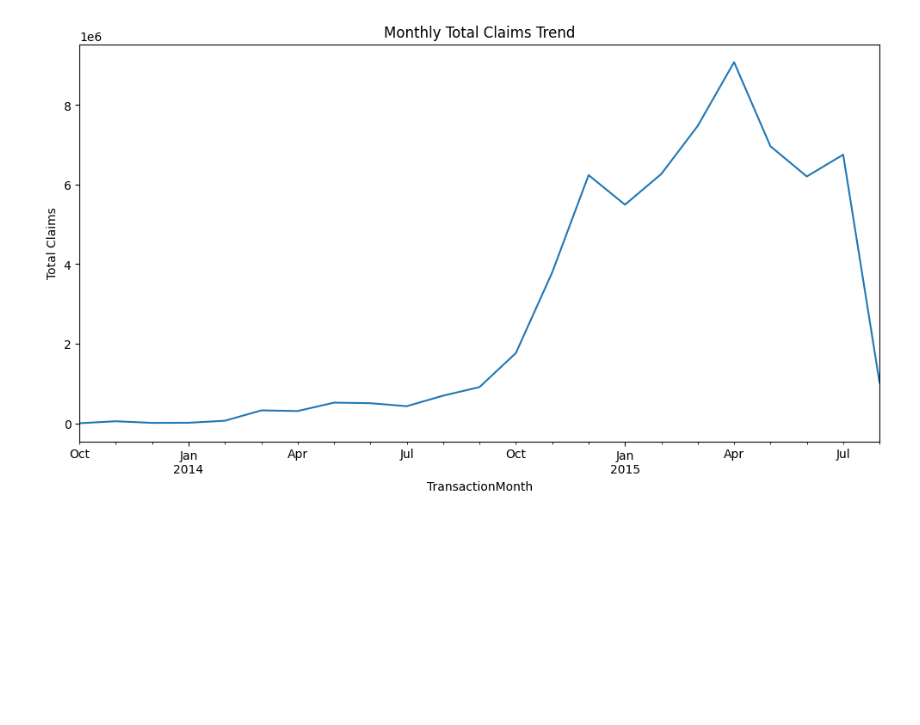
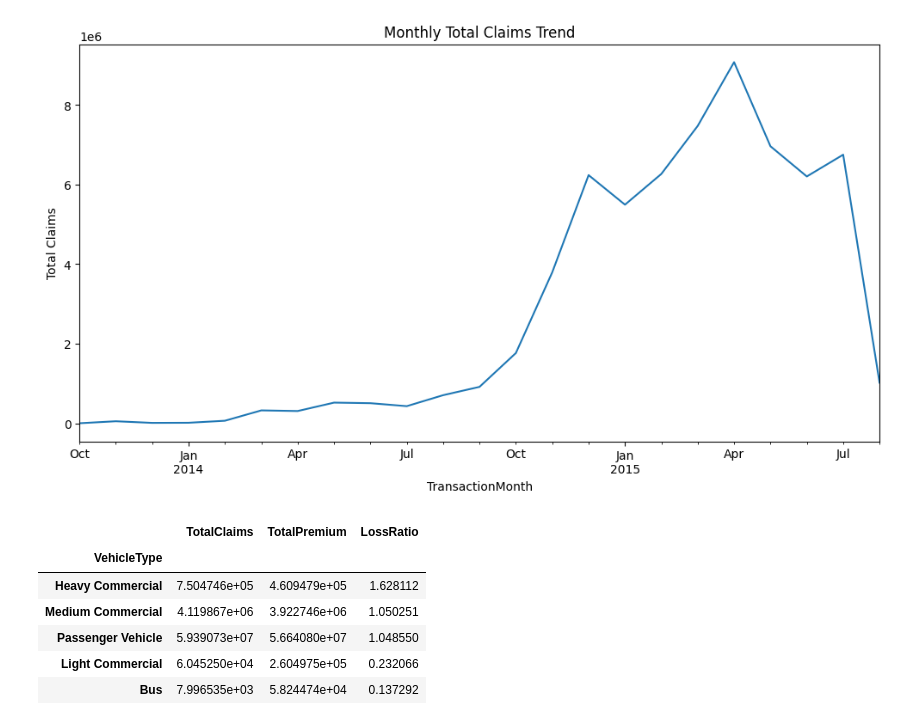
Before and after one commit to kalkidan404/insurance-risk-analytics, a Jupyter notebook: notebooks/02_eda.ipynb, the cells around one changed output. Saved outputs shown, nothing was run; the diff lists cells and outputs as text; code cells hidden in the pictures; blank space fills up the shorter version.

Commit message:
Completed Task 1: EDA and risk analysis

```diff
--- a/notebooks/02_eda.ipynb
+++ b/notebooks/02_eda.ipynb
@@ -297,3 +339,17 @@ plt.ylabel("Total Claims")
 plt.show()
 # %% [output]
 [figure]
+# %%
+vehicle_risk = df.groupby("VehicleType")[["TotalClaims", "TotalPremium"]].sum()
+
+vehicle_risk["LossRatio"] = vehicle_risk["TotalClaims"] / vehicle_risk["TotalPremium"]
+
+vehicle_risk.sort_values("LossRatio", ascending=False)
+# %% [output]
+|  | TotalClaims | TotalPremium | LossRatio |
+| VehicleType |  |  |  |
+| Heavy Commercial | 7.504746e+05 | 4.609479e+05 | 1.628112 |
+| Medium Commercial | 4.119867e+06 | 3.922746e+06 | 1.050251 |
+| Passenger Vehicle | 5.939073e+07 | 5.664080e+07 | 1.048550 |
+| Light Commercial | 6.045250e+04 | 2.604975e+05 | 0.232066 |
+| Bus | 7.996535e+03 | 5.824474e+04 | 0.137292 |
```
Also changed, not shown: parts of 17 cells of this notebook.
